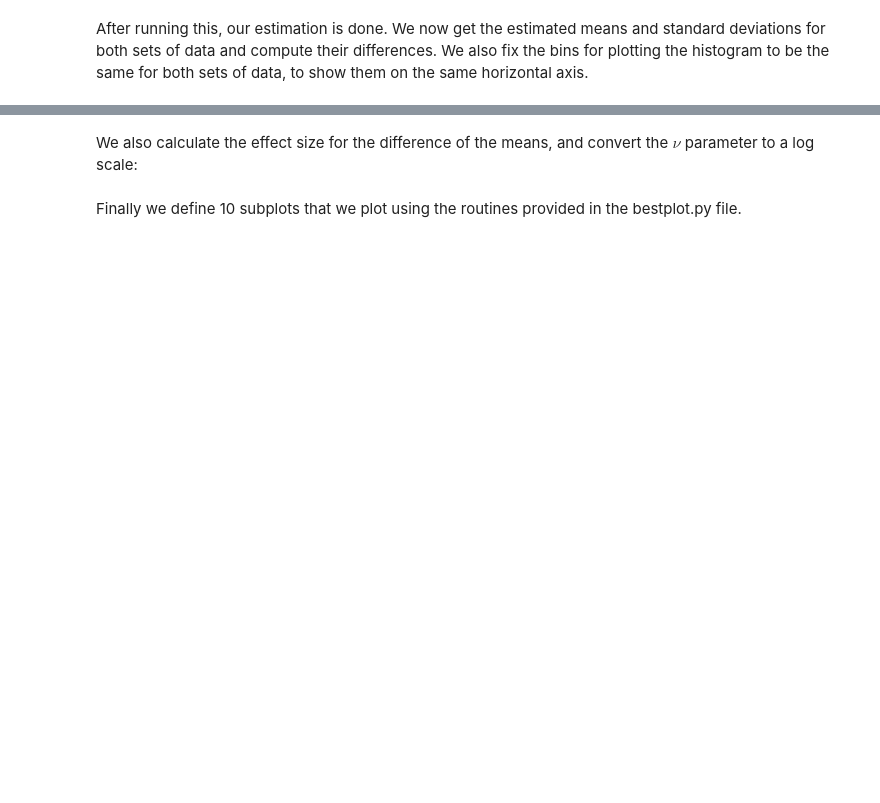
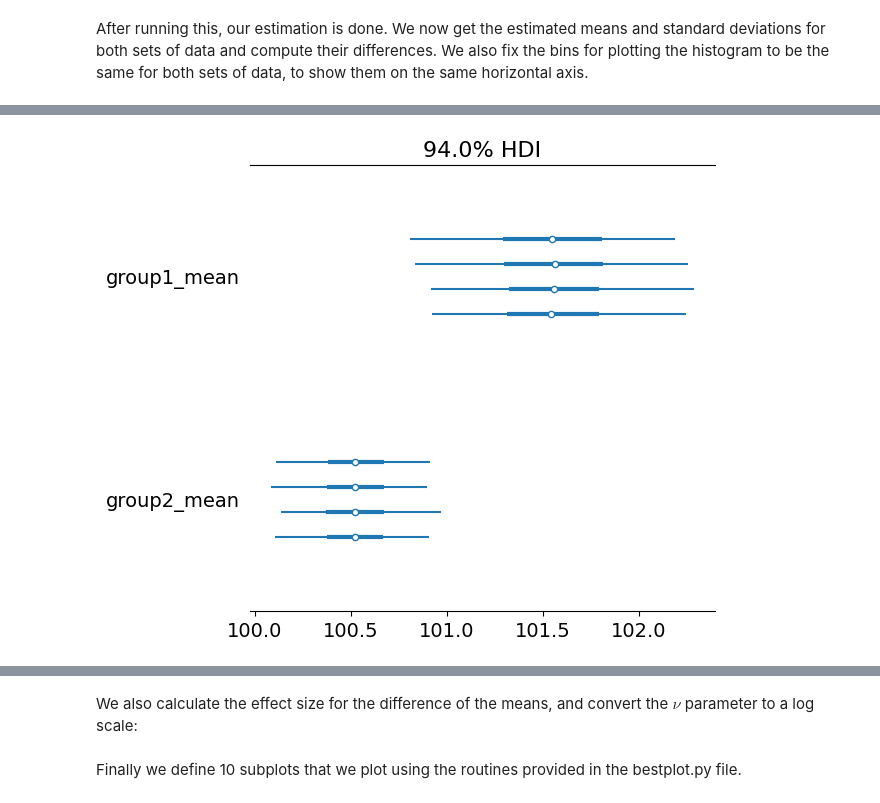
Before and after one commit to vschaik/BEST, a Jupyter notebook: BEST.ipynb, the cells around one changed output, grey strips where cells are left out. Drawn from its saved outputs; the diff is of its cells as text; code cells hidden in the pictures; blank space fills up the shorter version.

```diff
--- a/BEST.ipynb
+++ b/BEST.ipynb
@@ -119,0 +120,4 @@ After running this, our estimation is done. We now get the estimated means and s
+# %%
+az.plot_forest(trace, var_names=["group1_mean", "group2_mean"]);
+# %% [output]
+[figure, added]
```
Also changed, not shown: parts of 30 cells of this notebook, 3 other files.
